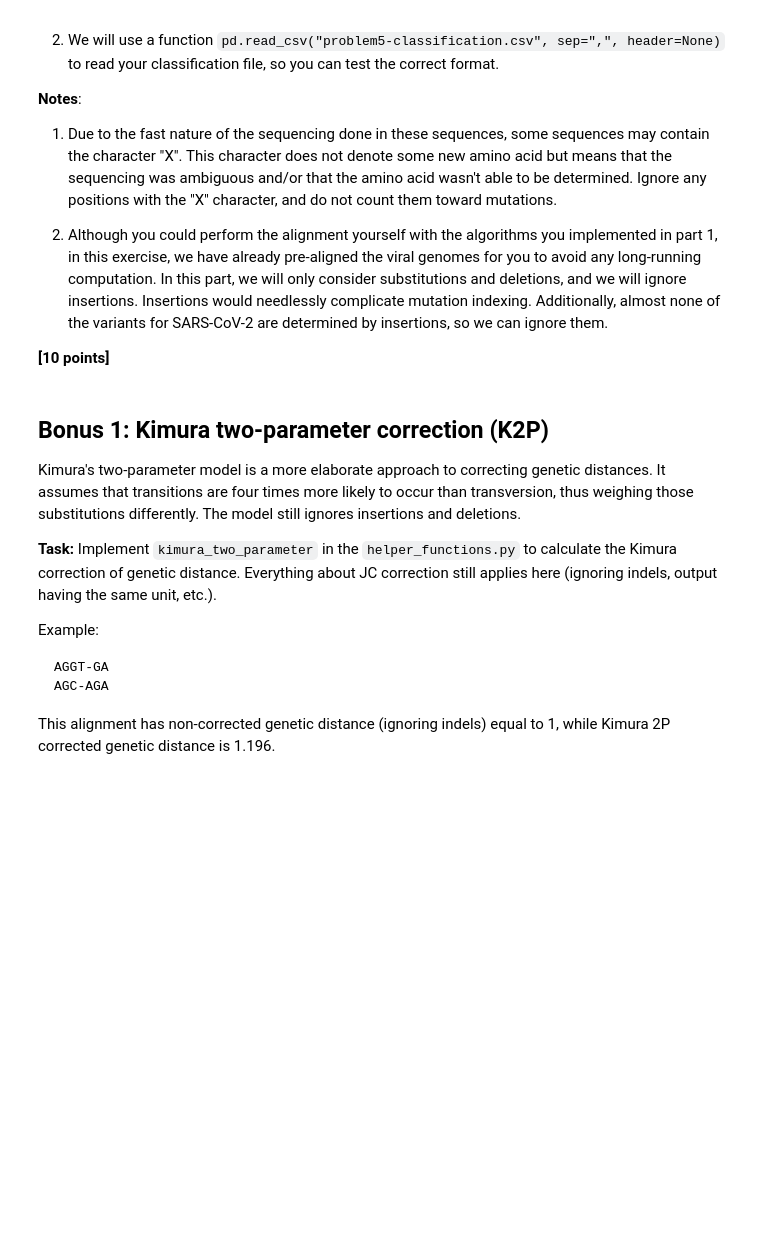
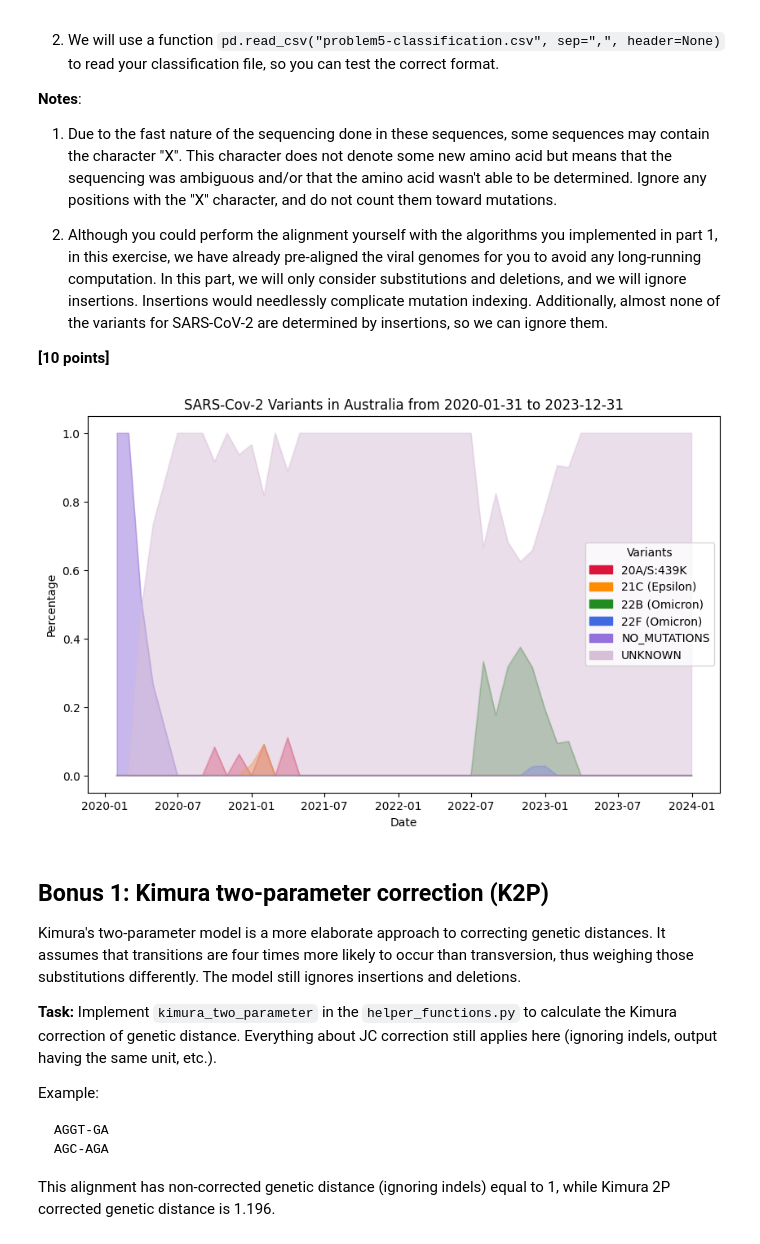
Before and after one commit to riva-man/assign_viral_evo, a Jupyter notebook: viral_evo_workbook.ipynb, the cells around one changed output. Cells and saved outputs as stored; diff of their text form; code cells hidden in the pictures; blank space fills up the shorter version.

Commit message:
Plotting Variants Problem 5

```diff
--- a/viral_evo_workbook.ipynb
+++ b/viral_evo_workbook.ipynb
@@ -532,42 +532,76 @@ def match_variant(seq_mutations):
 
     for variant in matches:
         matches[variant] = matches[variant]/total_mutations[variant]
 
     top_variant = max(matches, key=matches.get)
 
     if matches[top_variant] < 0.51:
         return 'UNKNOWN'
 
 
     return top_variant
 
 
 def count_mutations(seq):
     mutation_positions = {}
 
     for i in range(len(s_reference)):
         if seq[i] == 'X':
             continue
         if seq[i] != s_reference[i]:
             mutation_positions[i + 1] = seq[i]
 
     return match_variant(mutation_positions)
 
 csv_data = []
-assigned = {}
+distribution = []
 for genome in SeqIO.parse("./data/p5-aus-spike-proteins.fasta", "fasta"):
+    date = genome.id.split('|')[1]
     name = genome.id.split('|')[2]
+    variant_classification = count_mutations(genome.seq)
 
+    distribution.append([date, variant_classification])
+    csv_data.append(([name, variant_classification]))
+# # Note, the following code has been adapted from python CSV documentation:
+# # https://docs.python.org/3/library/csv.html
+# import csv
+# with open('problem5-classification.csv', 'w', newline='') as csvfile:
+#     writer = csv.writer(csvfile,  delimiter='\t')
+#     writer.writerows(csv_data)
 
-    assigned[name] = count_mutations(genome.seq)
-    csv_data.append(([name, count_mutations(genome.seq)]))
+import pandas as pd
+distribution = pd.DataFrame(distribution, columns=['date', 'variant_classification'])
+distribution['date'] = pd.to_datetime(distribution['date'])
+monthly_counts = distribution.groupby(['variant_classification', pd.Grouper(key='date', freq='ME')]).size().unstack(fill_value=0)
+monthly_counts = monthly_counts.sort_index(axis=1)
 
-# Note, the following code has been adapted from python CSV documentation:
-# https://docs.python.org/3/library/csv.html
-import csv
-with open('problem5-classification.csv', 'w', newline='') as csvfile:
-    writer = csv.writer(csvfile,  delimiter='\t')
-    writer.writerows(csv_data)
+# The following code has been adapted from 2 websites:
+# https://docs.vultr.com/python/third-party/pandas/DataFrame/div
+# https://docs.vultr.com/python/third-party/pandas/DataFrame/sum
+percentages = monthly_counts.div(monthly_counts.sum(axis=0), axis=1)
+x = monthly_counts.columns
+label = percentages.index
+
+colours = ['crimson', 'darkorange', 'forestgreen', 'royalblue', 'mediumpurple', 'thistle']
+fig, ax = plt.subplots(figsize=(10, 6))
+i = 0
+handles = []
+
+for variant in labels:
+    y = percentages.loc[variant].to_numpy()
+    ax.plot(x, y, color=colours[i], alpha=0.1)
+    ax.fill_between(x, y, color=colours[i], alpha=0.5)
+    handles.append(mpatches.Patch(color=colours[i], label=variant))
+
+    i += 1
+
+ax.set_title('SARS-Cov-2 Variants in Australia from 2020-01-31 to 2023-12-31')
+ax.set_ylabel('Percentage')
+ax.set_xlabel('Date')
+ax.legend(handles=handles, title="Variants", loc='center right')
+plt.savefig("problem5.svg")
+# %% [output]
+[figure, added]
 # %% [markdown]
 ## Bonus 1: Kimura two-parameter correction (K2P)
 
```
Also changed, not shown: parts of 1 cell of this notebook, 2 other files.
